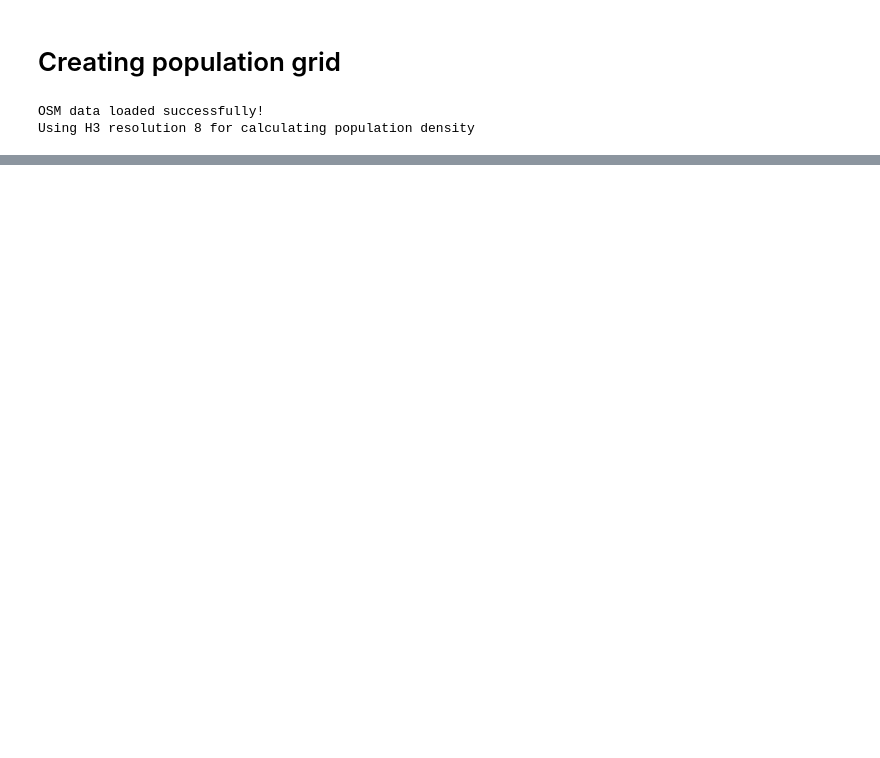
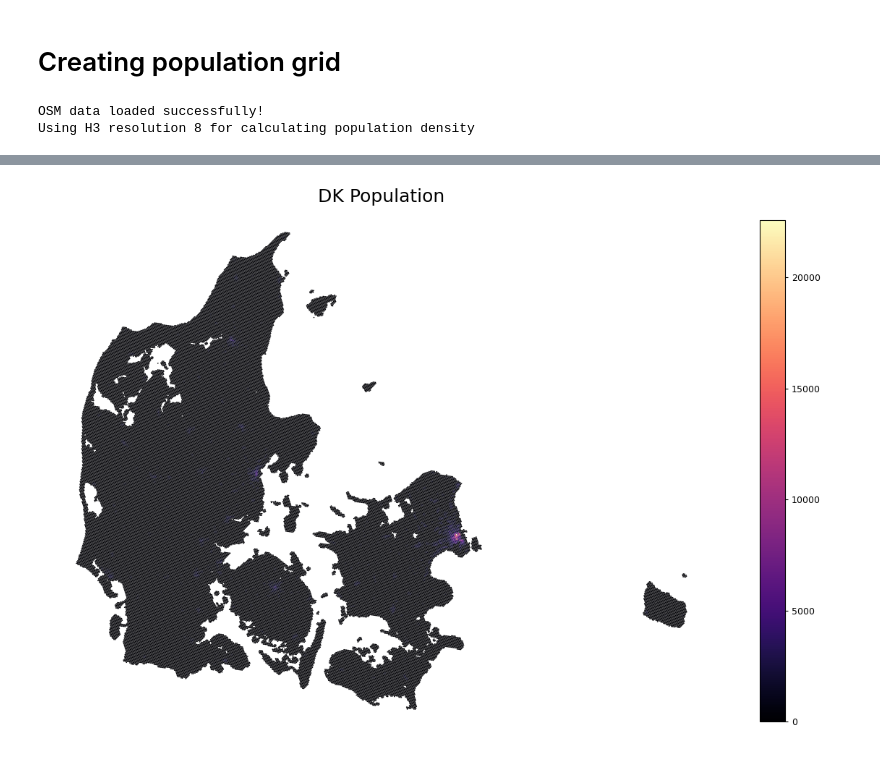
Before and after one commit to anerv/bikedna_analysis, a Jupyter notebook: scripts/pop_grid.ipynb, the cells around one changed output, grey strips where cells are left out. Drawn from its saved outputs; the diff is of its cells as text; code cells hidden in the pictures; blank space fills up the shorter version.

```diff
--- a/scripts/pop_grid.ipynb
+++ b/scripts/pop_grid.ipynb
@@ -271,0 +203,17 @@ h3_gdf.to_crs(crs, inplace=True)
+# %%
+h3_groups["hex_geometry"] = h3_groups[hex_id_col].apply(
+    lambda x: {
+        "type": "Polygon",
+        "coordinates": [h3.h3_to_geo_boundary(h=x, geo_json=True)],
+    }
+)
+
+h3_groups["geometry"] = h3_groups["hex_geometry"].apply(
+    lambda x: Polygon(list(x["coordinates"][0]))
+)
+
+h3_gdf = gpd.GeoDataFrame(h3_groups, geometry="geometry", crs="EPSG:4326")
+
+h3_gdf.to_crs(study_crs, inplace=True)
+
+h3_gdf.head()
@@ -271,0 +227,12 @@ h3_gdf.to_crs(crs, inplace=True)
+# %%
+fig, ax = plt.subplots(figsize=(15, 15))
+
+ax.set_axis_off()
+
+h3_gdf.plot(
+    ax=ax, column="population", cmap="magma", legend=True, legend_kwds={"shrink": 0.6}
+)
+
+plt.title("DK Population", fontsize=18);
+# %% [output]
+[figure, added]
```
Also changed, not shown: parts of 17 cells of this notebook.
